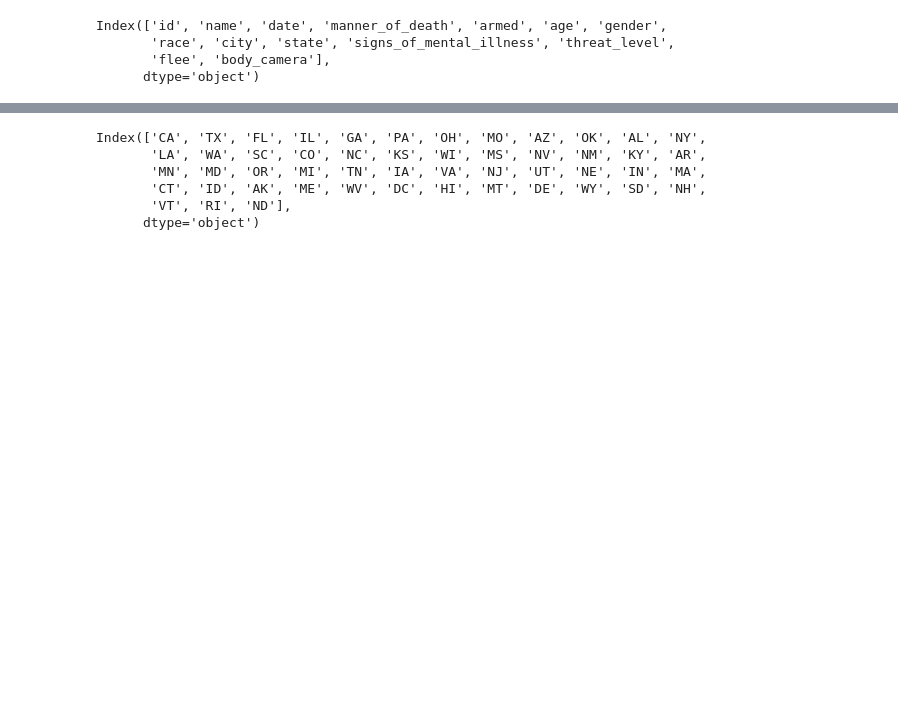
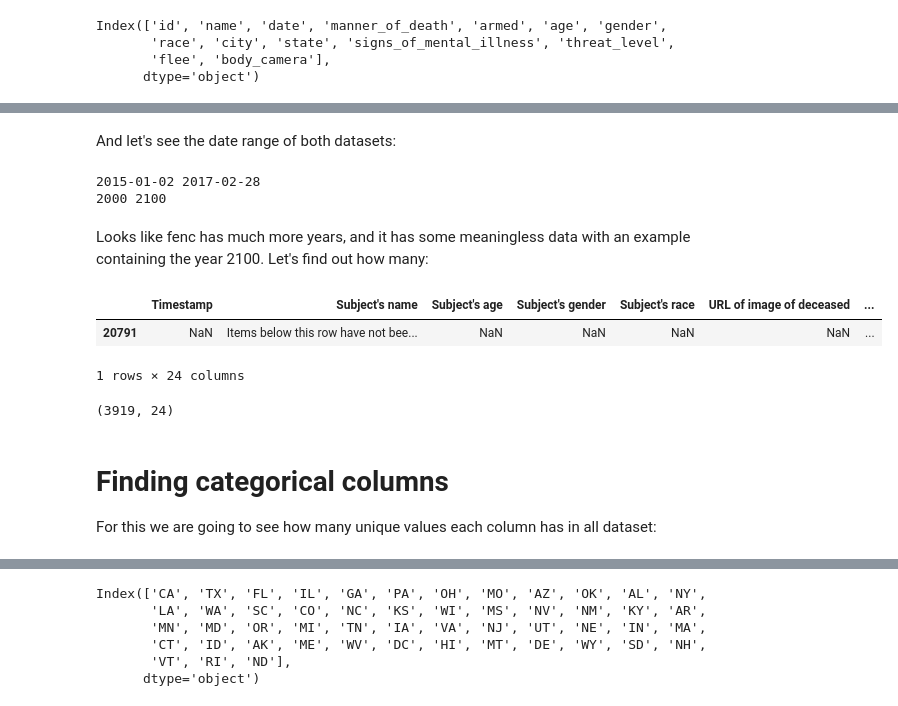
Before and after one commit to ReDI-Data-Analysis/data-analysis-project, a Jupyter notebook: notebooks/Previous analysis for sql implementation.ipynb, the cells around one changed output, grey strips where cells are left out. Saved outputs shown, nothing was run; the diff lists cells and outputs as text; code cells hidden in the pictures; blank space fills up the shorter version.

```diff
--- a/notebooks/Previous analysis for sql implementation.ipynb
+++ b/notebooks/Previous analysis for sql implementation.ipynb
@@ -152,0 +50,17 @@ wpost_states = wpost.state.value_counts()
+# %% [markdown]
+And let's see the date range of both datasets:
+# %%
+print(wpost.date.min(), wpost.date.max())
+print(fenc['Date (Year)'].min(), fenc['Date (Year)'].max())
+# %% [output]
+2015-01-02 2017-02-28
+2000 2100
+# %% [markdown]
+Looks like fenc has much more years, and it has some meaningless data with an example containing the year 2100. Let's find out how many:
+# %%
+# Not future dates
+fenc[fenc['Date (Year)'] > 2017]
+# %% [output]
+|  | Timestamp | Subject's name | Subject's age | Subject's gender | Subject's race | URL of image of deceased | ... |
+| 20791 | NaN | Items below this row have not bee... | NaN | NaN | NaN | NaN | ... |
+1 rows × 24 columns
@@ -152,0 +71,10 @@ wpost_states = wpost.state.value_counts()
+# %%
+# Let's see how many dates between 2015 and 2017, the same range of wpost we have in fenc:
+
+fenc[fenc['Date (Year)'] >= 2015].shape
+# %% [output]
+(3919, 24)
+# %% [markdown]
+# Finding categorical columns
+
+For this we are going to see how many unique values each column has in all dataset:
```
Also changed, not shown: parts of 46 cells of this notebook.
